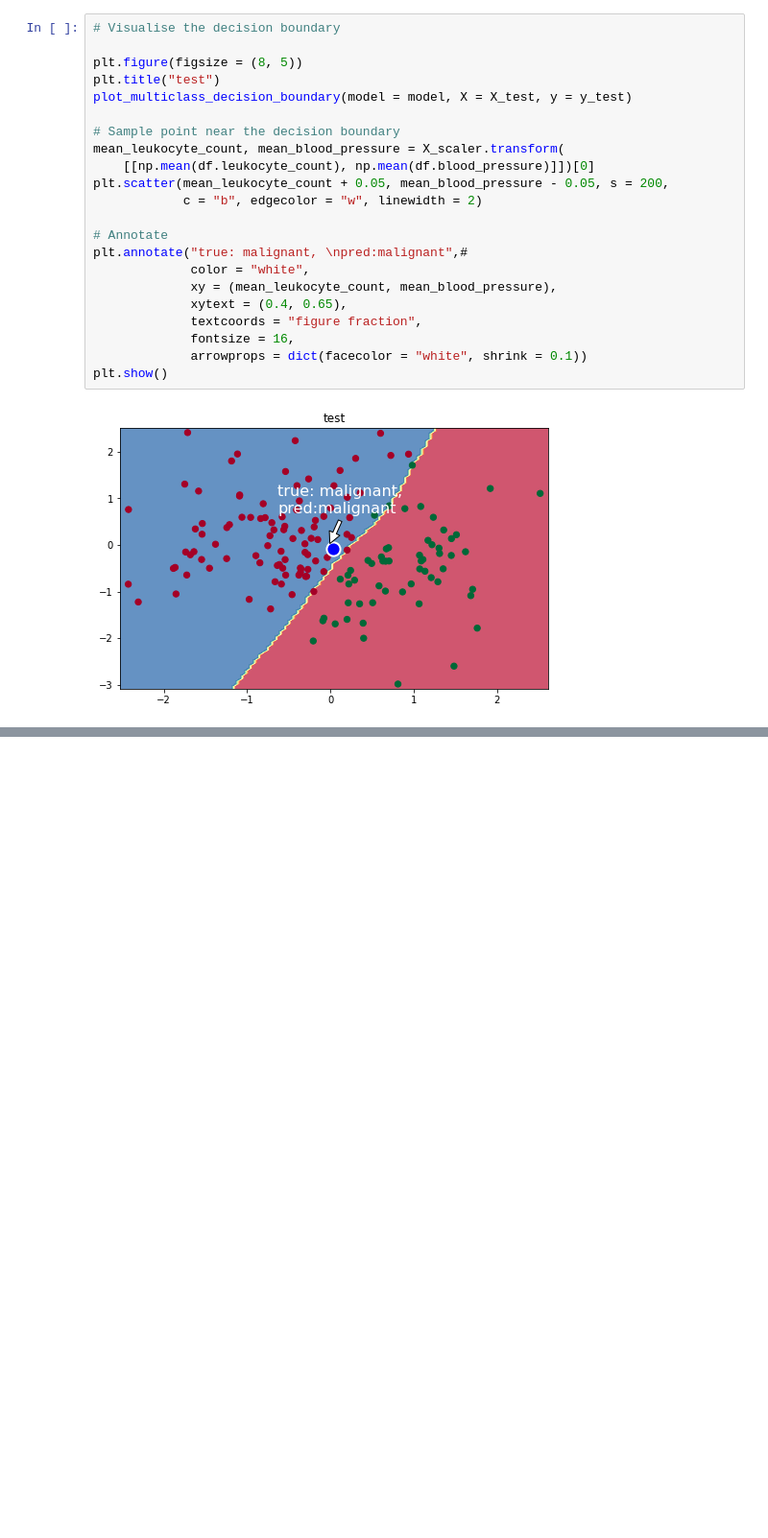
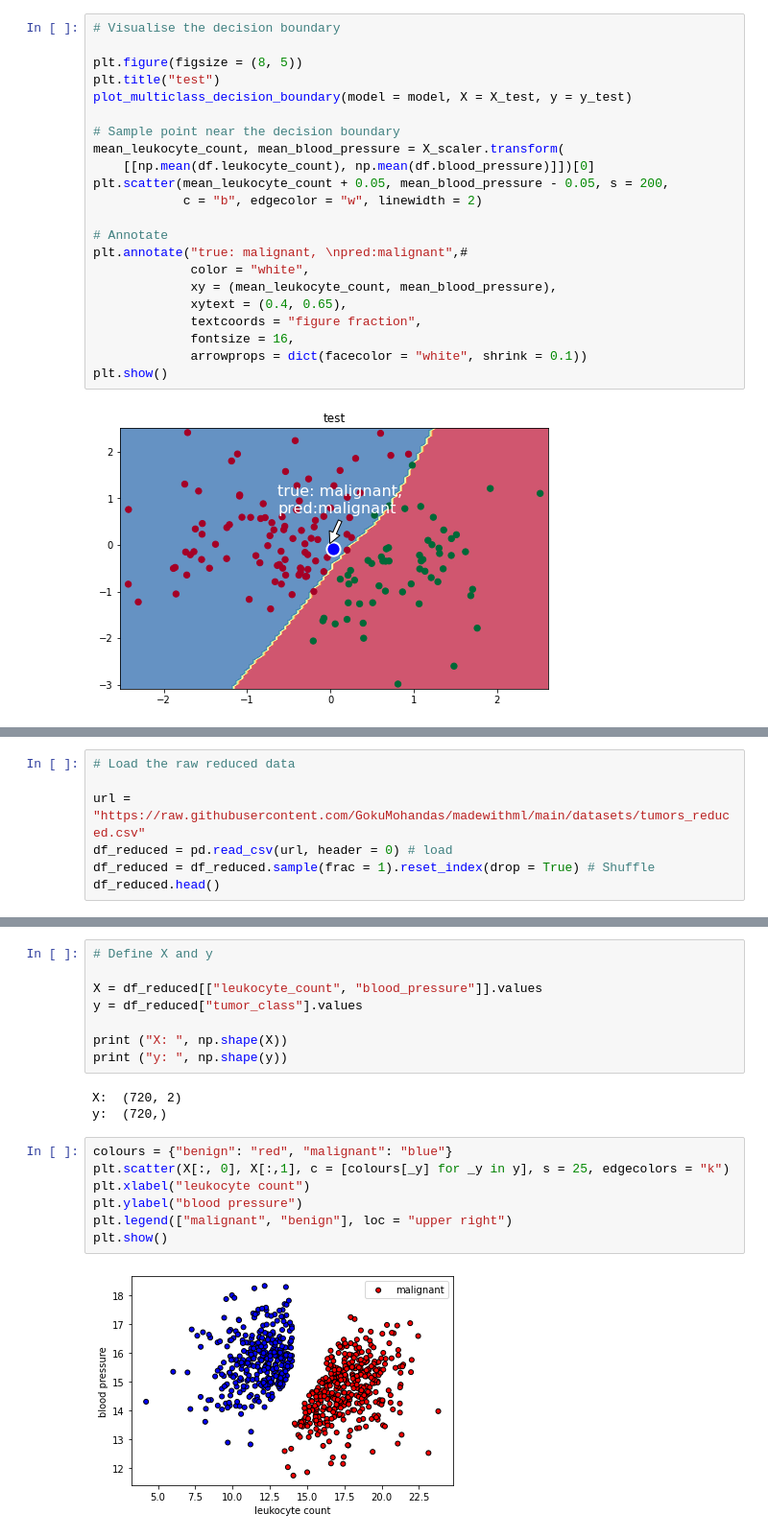
Before and after one commit to Otobi1/Back-to-Basics-A-Refresher-, a Jupyter notebook: Back_to_Basics_Data_Quality.ipynb, the cells around one changed output, grey strips where cells are left out. Shown at 96% size. Drawn from its saved outputs; the diff is of its cells as text; blank space fills up the shorter version.

Commit message:
Training a model on data volume (quality). Mis-representation of the inference

```diff
--- a/Back_to_Basics_Data_Quality.ipynb
+++ b/Back_to_Basics_Data_Quality.ipynb
@@ -371,0 +376,7 @@ plt.show()
+# %%
+# Load the raw reduced data
+
+url = "https://raw.githubusercontent.com/GokuMohandas/madewithml/main/datasets/tumors_reduced.csv"
+df_reduced = pd.read_csv(url, header = 0) # load
+df_reduced = df_reduced.sample(frac = 1).reset_index(drop = True) # Shuffle
+df_reduced.head()
@@ -371,0 +390,20 @@ plt.show()
+# %%
+# Define X and y
+
+X = df_reduced[["leukocyte_count", "blood_pressure"]].values
+y = df_reduced["tumor_class"].values
+
+print ("X: ", np.shape(X))
+print ("y: ", np.shape(y))
+# %% [output]
+X:  (720, 2)
+y:  (720,)
+# %%
+colours = {"benign": "red", "malignant": "blue"}
+plt.scatter(X[:, 0], X[:,1], c = [colours[_y] for _y in y], s = 25, edgecolors = "k")
+plt.xlabel("leukocyte count")
+plt.ylabel("blood pressure")
+plt.legend(["malignant", "benign"], loc = "upper right")
+plt.show()
+# %% [output]
+[figure, added]
```
Also changed, not shown: parts of 19 cells of this notebook.
